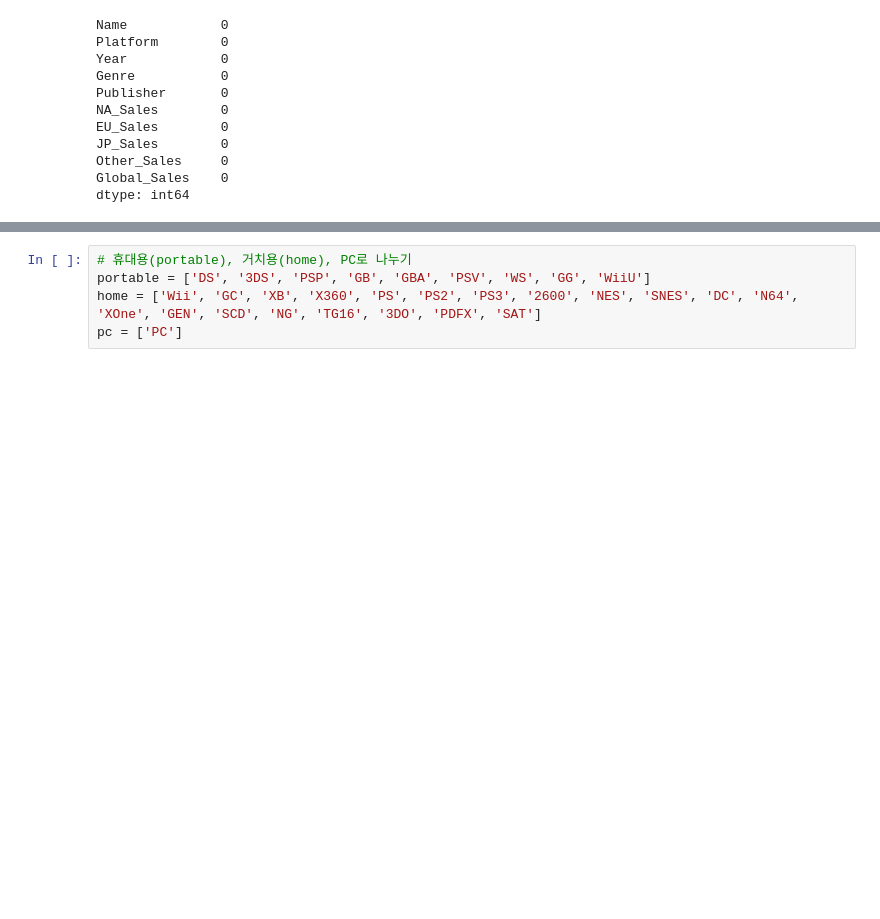
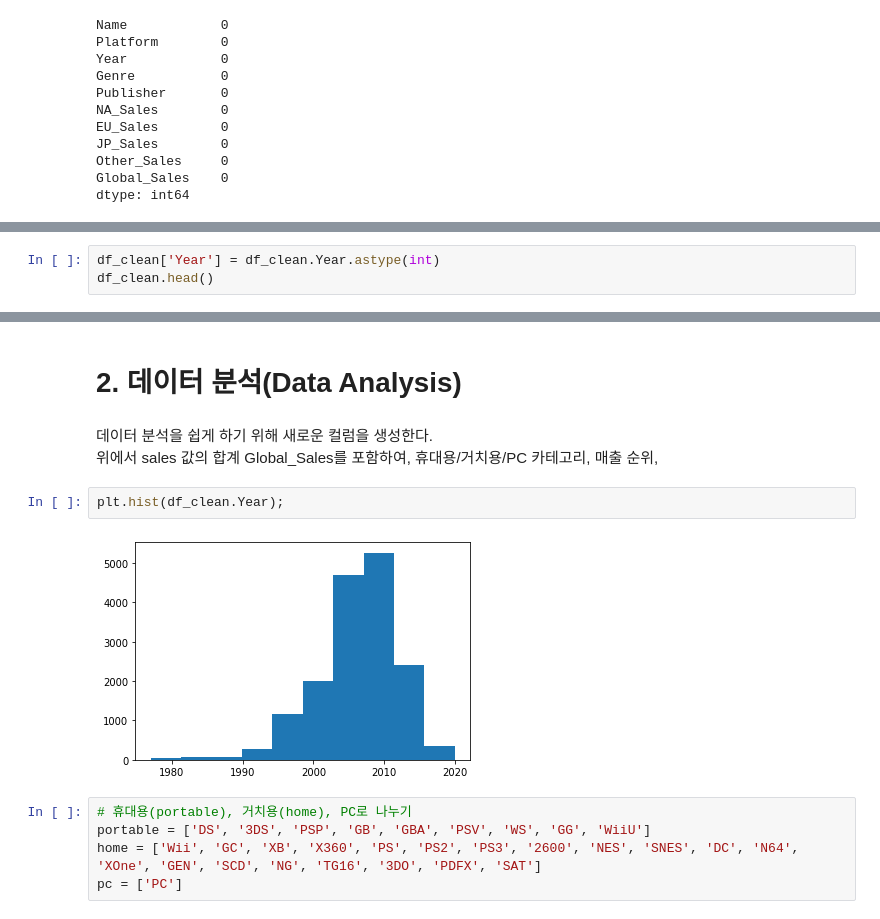
Before and after one commit to nan-park/section1_project, a Jupyter notebook: AI_section1_project.ipynb, the cells around one changed output, grey strips where cells are left out. Drawn from its saved outputs; the diff is of its cells as text; blank space fills up the shorter version.

```diff
--- a/AI_section1_project.ipynb
+++ b/AI_section1_project.ipynb
@@ -396,0 +406,3 @@ dtype: int64
+# %%
+df_clean['Year'] = df_clean.Year.astype(int)
+df_clean.head()
@@ -397,3 +436,13 @@ dtype: int64
+# %% [markdown]
+# **2. 데이터 분석(Data Analysis)**
+# %% [markdown]
+데이터 분석을 쉽게 하기 위해 새로운 컬럼을 생성한다.
+<br>
+위에서 sales 값의 합계 Global_Sales를 포함하여, 휴대용/거치용/PC 카테고리, 매출 순위,
+# %%
+plt.hist(df_clean.Year);
+# %% [output]
+[figure, added]
 # %%
 # 휴대용(portable), 거치용(home), PC로 나누기
 portable = ['DS', '3DS', 'PSP', 'GB', 'GBA', 'PSV', 'WS', 'GG', 'WiiU']
```
Also changed, not shown: parts of 11 cells of this notebook.
